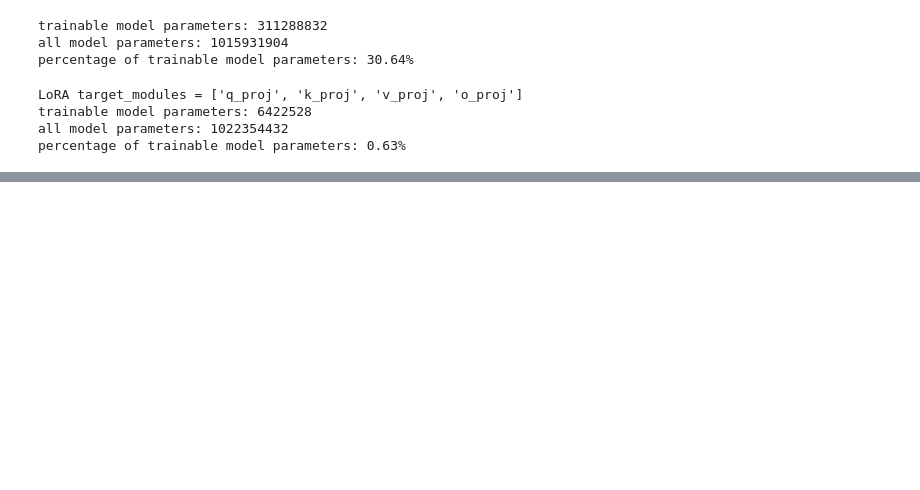
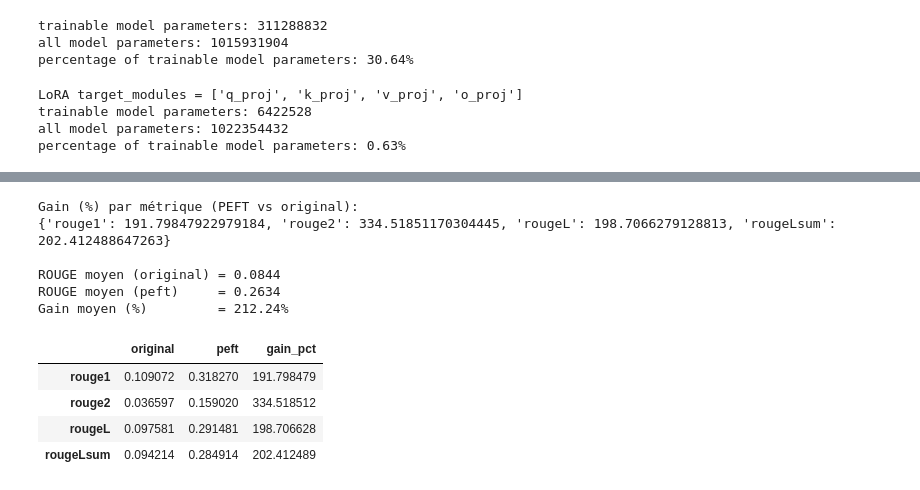
Before and after one commit to tombartos/tp-fine-tuning-student-version, a Jupyter notebook: tp-fine-tuning.ipynb, the cells around one changed output, grey strips where cells are left out. Cells and saved outputs as stored; diff of their text form; code cells hidden in the pictures; blank space fills up the shorter version.

```diff
--- a/tp-fine-tuning.ipynb
+++ b/tp-fine-tuning.ipynb
@@ -698,0 +894,43 @@ CUDA mem free/total (pre-TrainingArgs): 9.28 / 14.74 GiB
+# %%
+# Gain de performance (%) du modèle PEFT par rapport au modèle original
+
+# Définition: gain_pct = (peft - original) / original * 100
+metrics = ["rouge1", "rouge2", "rougeL", "rougeLsum"]
+metrics = [m for m in metrics if m in rouge_original and m in rouge_peft]
+
+gain_pct = {}
+for m in metrics:
+    base = float(rouge_original[m])
+    improved = float(rouge_peft[m])
+    gain_pct[m] = np.nan if base == 0 else (improved - base) / base * 100
+
+print("Gain (%) par métrique (PEFT vs original):")
+print(gain_pct)
+
+# Gain moyen sur les métriques choisies
+rouge_original_mean = float(np.mean([rouge_original[m] for m in metrics]))
+rouge_peft_mean = float(np.mean([rouge_peft[m] for m in metrics]))
+gain_mean_pct = np.nan if rouge_original_mean == 0 else (rouge_peft_mean - rouge_original_mean) / rouge_original_mean * 100
+
+print(f"\nROUGE moyen (original) = {rouge_original_mean:.4f}")
+print(f"ROUGE moyen (peft)     = {rouge_peft_mean:.4f}")
+print(f"Gain moyen (%)         = {gain_mean_pct:.2f}%")
+
+# Optionnel: tableau lisible
+pd.DataFrame({
+    "original": {m: rouge_original[m] for m in metrics},
+    "peft": {m: rouge_peft[m] for m in metrics},
+    "gain_pct": gain_pct,
+})
+# %% [output]
+Gain (%) par métrique (PEFT vs original):
+{'rouge1': 191.79847922979184, 'rouge2': 334.51851170304445, 'rougeL': 198.7066279128813, 'rougeLsum': 202.412488647263}
+
+ROUGE moyen (original) = 0.0844
+ROUGE moyen (peft)     = 0.2634
+Gain moyen (%)         = 212.24%
+|  | original | peft | gain_pct |
+| rouge1 | 0.109072 | 0.318270 | 191.798479 |
+| rouge2 | 0.036597 | 0.159020 | 334.518512 |
+| rougeL | 0.097581 | 0.291481 | 198.706628 |
+| rougeLsum | 0.094214 | 0.284914 | 202.412489 |
```
Also changed, not shown: parts of 12 cells of this notebook.
